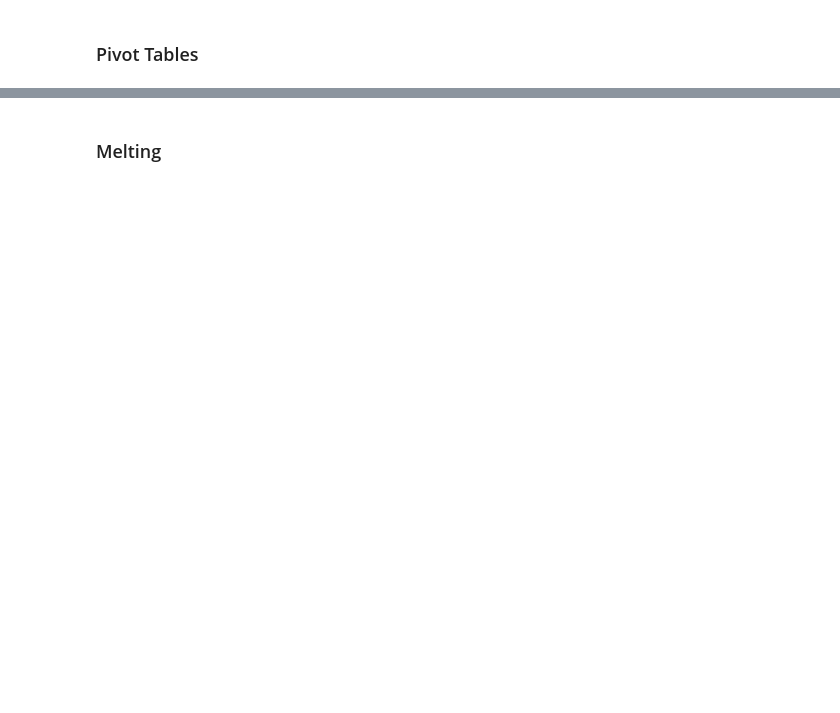
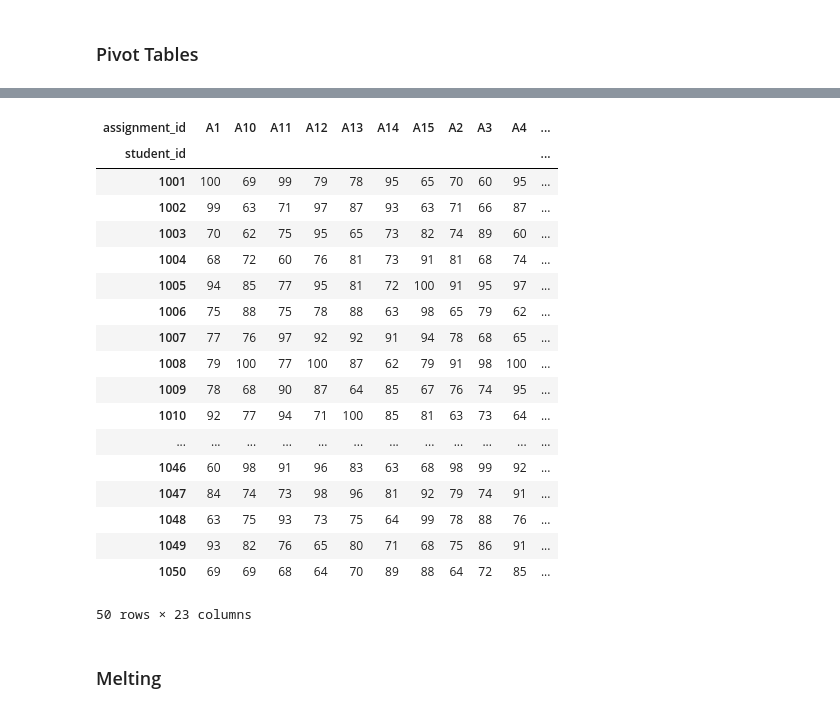
Before and after one commit to drolsonmi/math3080, a Jupyter notebook: Notes/10_DataWrangling.ipynb, the cells around one changed output, grey strips where cells are left out. Saved outputs shown, nothing was run; the diff lists cells and outputs as text; code cells hidden in the pictures; blank space fills up the shorter version.

```diff
--- a/Notes/10_DataWrangling.ipynb
+++ b/Notes/10_DataWrangling.ipynb
@@ -427,4 +468,25 @@ Long-to-wide format
 # %%
-pd.pivot_table(grades, index='student_id', columns='assignment_id', values='grade', aggfunc='max')
+grade_table = pd.pivot_table(grades, index='student_id', columns='assignment_id', values='grade', aggfunc='max')
+grade_table
+# %% [output]
+| assignment_id | A1 | A10 | A11 | A12 | A13 | A14 | A15 | A2 | A3 | A4 | ... |
+| student_id |  |  |  |  |  |  |  |  |  |  | ... |
+| 1001 | 100 | 69 | 99 | 79 | 78 | 95 | 65 | 70 | 60 | 95 | ... |
+| 1002 | 99 | 63 | 71 | 97 | 87 | 93 | 63 | 71 | 66 | 87 | ... |
+| 1003 | 70 | 62 | 75 | 95 | 65 | 73 | 82 | 74 | 89 | 60 | ... |
+| 1004 | 68 | 72 | 60 | 76 | 81 | 73 | 91 | 81 | 68 | 74 | ... |
+| 1005 | 94 | 85 | 77 | 95 | 81 | 72 | 100 | 91 | 95 | 97 | ... |
+| 1006 | 75 | 88 | 75 | 78 | 88 | 63 | 98 | 65 | 79 | 62 | ... |
+| 1007 | 77 | 76 | 97 | 92 | 92 | 91 | 94 | 78 | 68 | 65 | ... |
+| 1008 | 79 | 100 | 77 | 100 | 87 | 62 | 79 | 91 | 98 | 100 | ... |
+| 1009 | 78 | 68 | 90 | 87 | 64 | 85 | 67 | 76 | 74 | 95 | ... |
+| 1010 | 92 | 77 | 94 | 71 | 100 | 85 | 81 | 63 | 73 | 64 | ... |
+| ... | ... | ... | ... | ... | ... | ... | ... | ... | ... | ... | ... |
+| 1046 | 60 | 98 | 91 | 96 | 83 | 63 | 68 | 98 | 99 | 92 | ... |
+| 1047 | 84 | 74 | 73 | 98 | 96 | 81 | 92 | 79 | 74 | 91 | ... |
+| 1048 | 63 | 75 | 93 | 73 | 75 | 64 | 99 | 78 | 88 | 76 | ... |
+| 1049 | 93 | 82 | 76 | 65 | 80 | 71 | 68 | 75 | 86 | 91 | ... |
+| 1050 | 69 | 69 | 68 | 64 | 70 | 89 | 88 | 64 | 72 | 85 | ... |
+50 rows × 23 columns
 # %% [markdown]
 ### Melting
```
Also changed, not shown: parts of 16 cells of this notebook.
